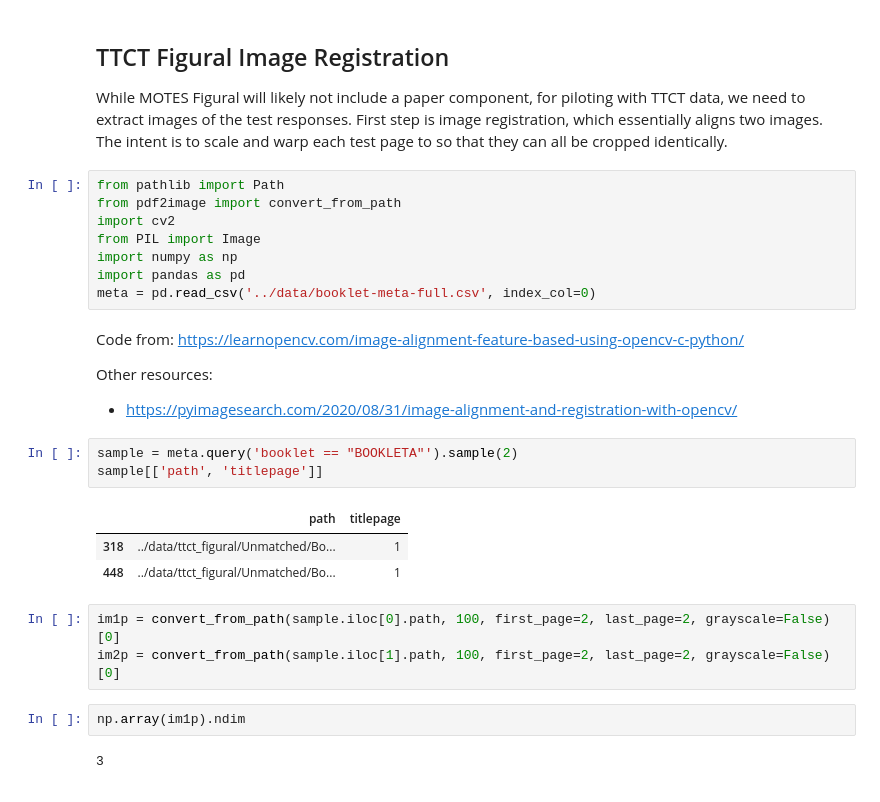
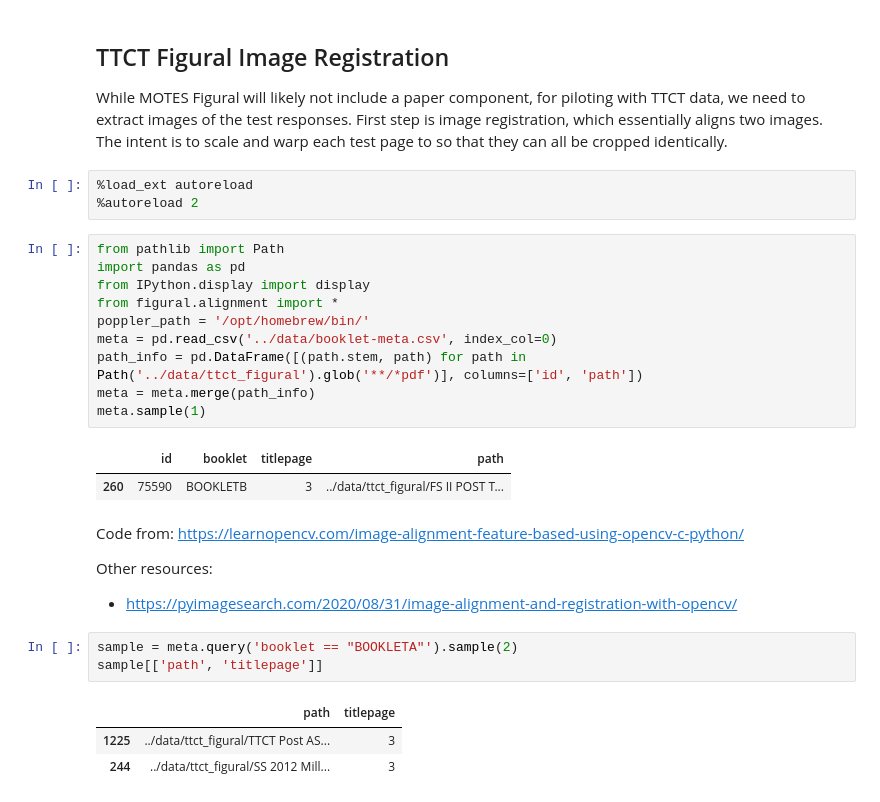
Before and after one commit to massivetexts/motes-figural, a Jupyter notebook: notebooks/alignment.ipynb, the cells around one changed output. Cells and saved outputs as stored; diff of their text form.

```diff
--- a/notebooks/alignment.ipynb
+++ b/notebooks/alignment.ipynb
@@ -2,14 +2,22 @@
 ## TTCT Figural Image Registration
 
 While MOTES Figural will likely not include a paper component, for piloting with TTCT data, we need to extract images of the test responses. First step is image registration, which essentially aligns two images. The intent is to scale and warp each test page to so that they can all be cropped identically.
-# %%
-from pathlib import Path
-from pdf2image import convert_from_path
-import cv2
-from PIL import Image
-import numpy as np
-import pandas as pd
-meta = pd.read_csv('../data/booklet-meta-full.csv', index_col=0)
+# %%
+%load_ext autoreload
+%autoreload 2
+# %%
+from pathlib import Path
+import pandas as pd
+from IPython.display import display
+from figural.alignment import *
+poppler_path = '/opt/homebrew/bin/'
+meta = pd.read_csv('../data/booklet-meta.csv', index_col=0)
+path_info = pd.DataFrame([(path.stem, path) for path in Path('../data/ttct_figural').glob('**/*pdf')], columns=['id', 'path'])
+meta = meta.merge(path_info)
+meta.sample(1)
+# %% [output]
+|  | id | booklet | titlepage | path |
+| 260 | 75590 | BOOKLETB | 3 | ../data/ttct_figural/FS II POST T... |
 # %% [markdown]
 Code from: https://learnopencv.com/image-alignment-feature-based-using-opencv-c-python/
 
@@ -20,12 +28,5 @@ sample = meta.query('booklet == "BOOKLETA"').sample(2)
 sample[['path', 'titlepage']]
 # %% [output]
 |  | path | titlepage |
-| 318 | ../data/ttct_figural/Unmatched/Bo... | 1 |
-| 448 | ../data/ttct_figural/Unmatched/Bo... | 1 |
+| 1225 | ../data/ttct_figural/TTCT Post AS... | 3 |
+| 244 | ../data/ttct_figural/SS 2012 Mill... | 3 |
-# %%
-im1p = convert_from_path(sample.iloc[0].path, 100, first_page=2, last_page=2, grayscale=False)[0]
-im2p = convert_from_path(sample.iloc[1].path, 100, first_page=2, last_page=2, grayscale=False)[0]
-# %%
-np.array(im1p).ndim
-# %% [output]
-3
```
Also changed, not shown: parts of 9 cells of this notebook, 1 other file.
